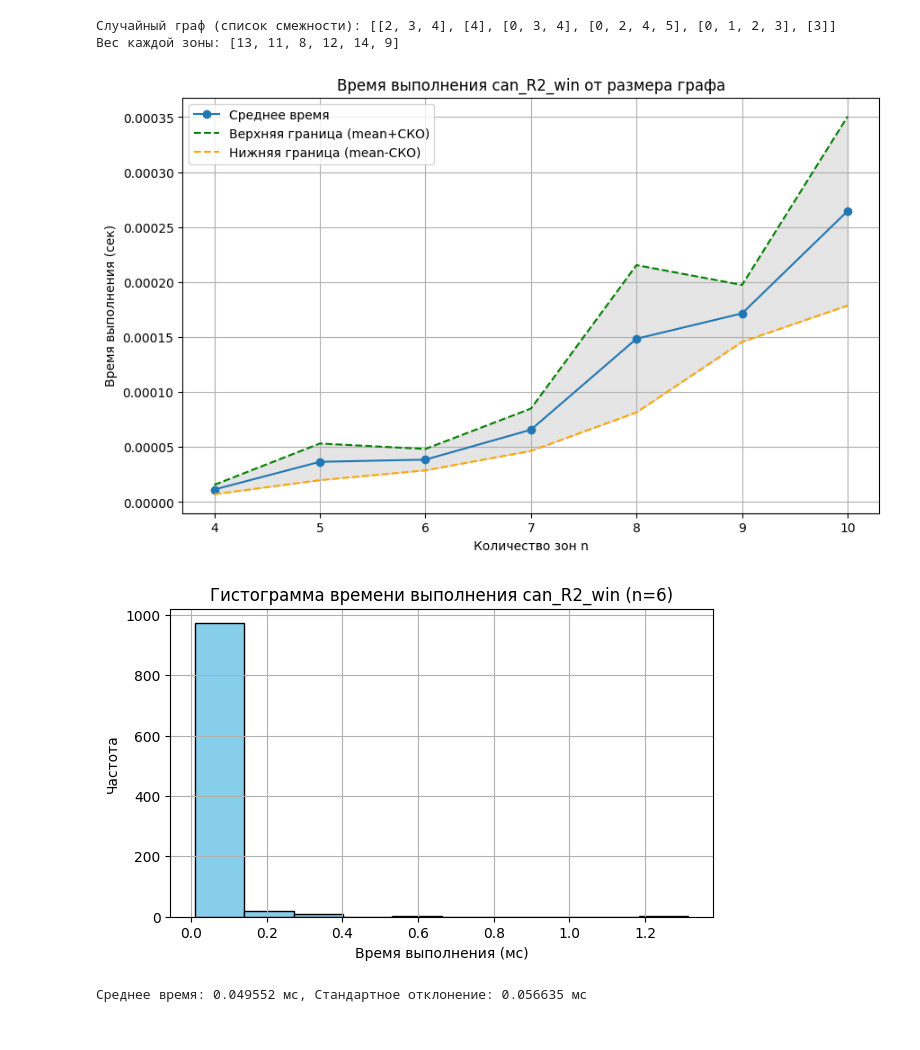
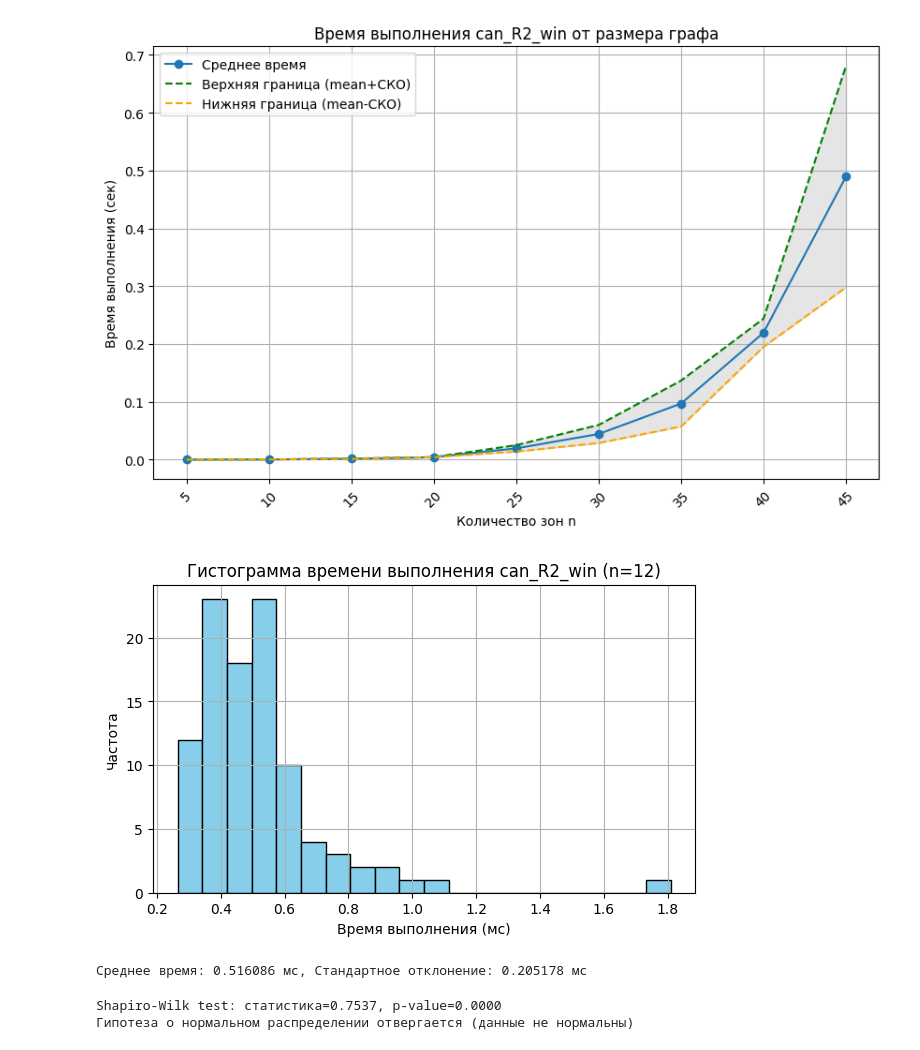
Before and after one commit to Marshallov/algo-lab, a Jupyter notebook: algos/alg-2.ipynb, the cells around one changed output. Drawn from its saved outputs; the diff is of its cells as text; code cells hidden in the pictures.

```diff
--- a/algos/alg-2.ipynb
+++ b/algos/alg-2.ipynb
@@ -6,10 +7,5 @@ import numpy as np
 # %%
 def can_R2_win(graph, weights, B):
-    """
-    graph: список списков смежности, graph[i] = [список соседей вершины i]
-    weights: список весов вершин
-    B: целевой вес для R2
-    """
     n = len(weights)
     memo = {}
 
@@ -46,20 +42,11 @@ def can_R2_win(graph, weights, B):
 
     return dfs(0, 0, True)
 # %%
-def generate_random_graph(n, edge_prob=0.2, min_weight=1, max_weight=10, seed=None):
-    """
-    Генерирует случайный граф и веса вершин.
-
-    n: количество вершин (зон)
-    edge_prob: вероятность наличия ребра между двумя зонами
-    min_weight, max_weight: диапазон весов вершин
-    seed: для воспроизводимости
-    """
+def generate_random_graph(n, edge_prob=0.3, min_weight=1, max_weight=10, seed=None):
     if seed is not None:
         random.seed(seed)
 
     graph = [[] for _ in range(n)]
-
     for i in range(n):
         for j in range(i+1, n):
             if random.random() < edge_prob:
@@ -67,35 +54,9 @@ def generate_random_graph(n, edge_prob=0.2, min_weight=1, max_weight=10, seed=No
                 graph[j].append(i)
 
     weights = [random.randint(min_weight, max_weight) for _ in range(n)]
-
     return graph, weights
-
-
-n = 6
-graph, weights = generate_random_graph(n, edge_prob=0.3, min_weight=5, max_weight=15, seed=42)
-
-print("Случайный граф (список смежности):", graph)
-print("Вес каждой зоны:", weights)
-# %% [output]
-Случайный граф (список смежности): [[2, 3, 4], [4], [0, 3, 4], [0, 2, 4, 5], [0, 1, 2, 3], [3]]
-Вес каждой зоны: [13, 11, 8, 12, 14, 9]
 # %%
-import random
-import time
-import numpy as np
-import matplotlib.pyplot as plt
-
 def measure_algorithm_time(algorithm, input_generator, n, n_trials=20, to_ms=False, **kwargs):
-    """
-    Измеряет время работы алгоритма для заданного размера входа.
-
-    algorithm: функция алгоритма
-    input_generator: функция генерации входных данных, принимает n и возвращает вход для алгоритма
-    n: размер входа (кол-во интервалов или вершин)
-    n_trials: число повторов
-    to_ms: если True, возвращает время в миллисекундах
-    kwargs: дополнительные аргументы для алгоритма
-    """
     trial_times = []
     for _ in range(n_trials):
         data = input_generator(n)
@@ -116,38 +72,47 @@ B_factor = 2
+# %%
+sizes = [i for i in range (5, 50, 5)]
+n_trials_graph = 3
+n_trials_hist = 100
+B_factor = 2
 # %%
 mean_times = []
 std_times = []
+q25_times = []
+q75_times = []
 
 for n in sizes:
     def input_gen(n):
         graph, weights = generate_random_graph(n, edge_prob=0.3, min_weight=1, max_weight=10)
         B = sum(weights) // B_factor
         return graph, weights, B
 
-    _, mean_t, std_t = measure_algorithm_time(can_R2_win, input_gen, n, n_trials=n_trials_graph)
+    times, mean_t, std_t = measure_algorithm_time(can_R2_win, input_gen, n, n_trials=n_trials_graph)
     mean_times.append(mean_t)
     std_times.append(std_t)
+    q25_times.append(np.percentile(times, 25))
+    q75_times.append(np.percentile(times, 75))
 
 mean_times = np.array(mean_times)
 std_times = np.array(std_times)
-
 upper = mean_times + std_times
 lower = mean_times - std_times
 
 plt.figure(figsize=(10,6))
 plt.plot(sizes, mean_times, 'o-', label='Среднее время')
 plt.plot(sizes, upper, '--', color='green', label='Верхняя граница (mean+СКО)')
 plt.plot(sizes, lower, '--', color='orange', label='Нижняя граница (mean-СКО)')
 plt.fill_between(sizes, lower, upper, color='gray', alpha=0.2)
 plt.xlabel('Количество зон n')
+plt.xticks(sizes, [f"{x:,}" for x in sizes], rotation=45)
 plt.ylabel('Время выполнения (сек)')
 plt.title('Время выполнения can_R2_win от размера графа')
 plt.grid(True)
 plt.legend()
 plt.show()
 # %% [output]
-[figure, old version]
+[figure, new version]
 # %%
-n_hist = 6
+n_hist = 12
 
 def input_gen_hist(n):
     graph, weights = generate_random_graph(n, edge_prob=0.3, min_weight=1, max_weight=10)
@@ -157,7 +122,7 @@ def input_gen_hist(n):
 times, mean_t, std_t = measure_algorithm_time(can_R2_win, input_gen_hist, n_hist, n_trials=n_trials_hist, to_ms=True)
 
 plt.figure(figsize=(7,4))
-plt.hist(times, bins=10, color='skyblue', edgecolor='black')
+plt.hist(times, bins=20, color='skyblue', edgecolor='black')
 plt.xlabel('Время выполнения (мс)')
 plt.ylabel('Частота')
 plt.title(f'Гистограмма времени выполнения can_R2_win (n={n_hist})')
@@ -166,5 +131,16 @@ plt.show()
 
 print(f"Среднее время: {mean_t:.6f} мс, Стандартное отклонение: {std_t:.6f} мс")
 # %% [output]
-[figure, old version]
+[figure, new version]
-Среднее время: 0.049552 мс, Стандартное отклонение: 0.056635 мс
+Среднее время: 0.516086 мс, Стандартное отклонение: 0.205178 мс
+# %%
+# Проверка гипотезы нормальности (Шапиро-Уилка)
+stat, p_value = sts.shapiro(times)
+print(f"Shapiro-Wilk test: статистика={stat:.4f}, p-value={p_value:.4f}")
+if p_value > 0.05:
+    print("Гипотеза о нормальном распределении не отвергается (данные примерно нормальны)")
+else:
+    print("Гипотеза о нормальном распределении отвергается (данные не нормальны)")
+# %% [output]
+Shapiro-Wilk test: статистика=0.7537, p-value=0.0000
+Гипотеза о нормальном распределении отвергается (данные не нормальны)
```
Also changed, not shown: parts of 4 cells of this notebook, 2 other files.
